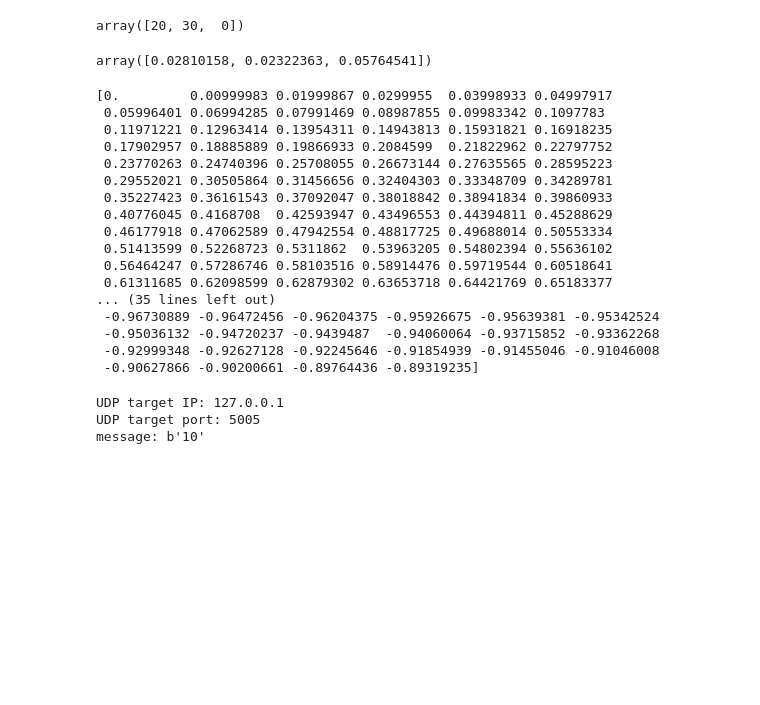
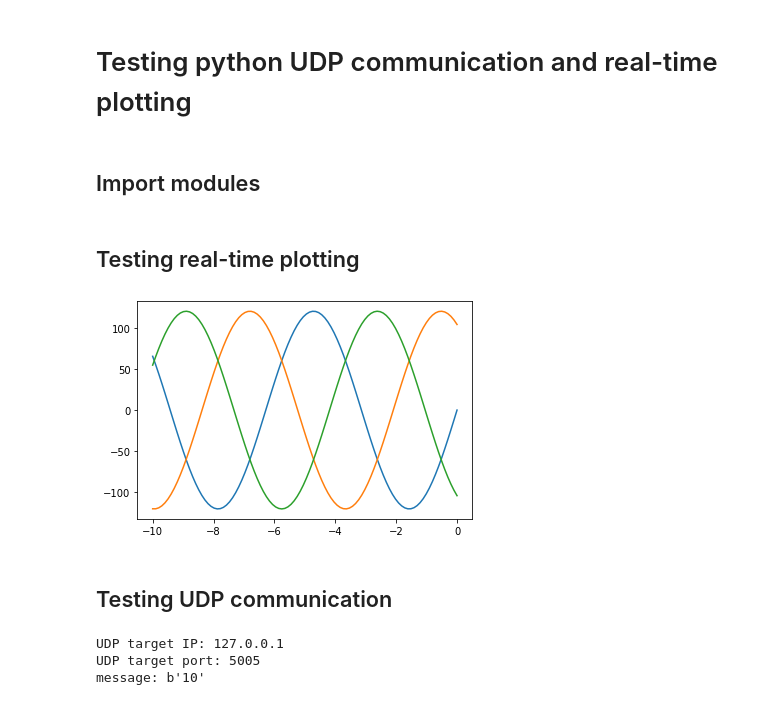
Before and after one commit to alemorm/embedded_udp_3phase, a Jupyter notebook: ipynb/udp_testing.ipynb, the cells around one changed output. Drawn from its saved outputs; the diff is of its cells as text; code cells hidden in the pictures; blank space fills up the shorter version.

```diff
--- a/ipynb/udp_testing.ipynb
+++ b/ipynb/udp_testing.ipynb
@@ -1,50 +1,26 @@
+# %% [markdown]
+# Testing python UDP communication and real-time plotting
+# %% [markdown]
+## Import modules
 # %%
 import matplotlib.pyplot as plt
 import numpy as np
 import socket
-# %%
-x1 = [10,20,30]
-y1 = [[20,40,10],[40,10,30]]
-# plotting the line 1 points
-# plt.plot(x1, y1, label = "line 1");
-x1_array = np.array(x1)
-np.append(x1_array[1:], 0)
-# %% [output]
-array([20, 30,  0])
+# %% [markdown]
+## Testing real-time plotting
 # %%
 size = 100
-x_vec = np.linspace(0,1,size+1)[0:-1]
+x_vec = np.linspace(-10,0,size)
 y_vec = np.zeros((3,size))
-y_vec[0,:] = np.sin(x_vec)
-y_vec[1,:] = np.sin(x_vec + 2*np.pi/3)
-y_vec[2,:] = np.sin(x_vec + 4*np.pi/3)
+y_vec[0,:] = 120*(np.sin(x_vec))
+y_vec[1,:] = 120*(np.sin(x_vec + 2*np.pi/3))
+y_vec[2,:] = 120*(np.sin(x_vec + 4*np.pi/3))
 lines = []
+plt.plot(x_vec, y_vec[0,:], x_vec, y_vec[1,:], x_vec, y_vec[2,:]);
+# %% [output]
+[figure, added]
-# %%
-np.array([5], dtype=np.int32())
-np.random.uniform(high=0.1,size=3)
-# %% [output]
-array([0.02810158, 0.02322363, 0.05764541])
-# %%
-for data in y_vec:
-    print(data)
-# %% [output]
-[0.         0.00999983 0.01999867 0.0299955  0.03998933 0.04997917
- 0.05996401 0.06994285 0.07991469 0.08987855 0.09983342 0.1097783
- 0.11971221 0.12963414 0.13954311 0.14943813 0.15931821 0.16918235
- 0.17902957 0.18885889 0.19866933 0.2084599  0.21822962 0.22797752
- 0.23770263 0.24740396 0.25708055 0.26673144 0.27635565 0.28595223
- 0.29552021 0.30505864 0.31456656 0.32404303 0.33348709 0.34289781
- 0.35227423 0.36161543 0.37092047 0.38018842 0.38941834 0.39860933
- 0.40776045 0.4168708  0.42593947 0.43496553 0.44394811 0.45288629
- 0.46177918 0.47062589 0.47942554 0.48817725 0.49688014 0.50553334
- 0.51413599 0.52268723 0.5311862  0.53963205 0.54802394 0.55636102
- 0.56464247 0.57286746 0.58103516 0.58914476 0.59719544 0.60518641
- 0.61311685 0.62098599 0.62879302 0.63653718 0.64421769 0.65183377
-... (35 lines left out)
- -0.96730889 -0.96472456 -0.96204375 -0.95926675 -0.95639381 -0.95342524
- -0.95036132 -0.94720237 -0.9439487  -0.94060064 -0.93715852 -0.93362268
- -0.92999348 -0.92627128 -0.92245646 -0.91854939 -0.91455046 -0.91046008
- -0.90627866 -0.90200661 -0.89764436 -0.89319235]
+# %% [markdown]
+## Testing UDP communication
 # %%
 UDP_IP2 = "192.168.42.11"
 # UDP_PORT = 5005
```
Also changed, not shown: parts of 3 cells of this notebook.
